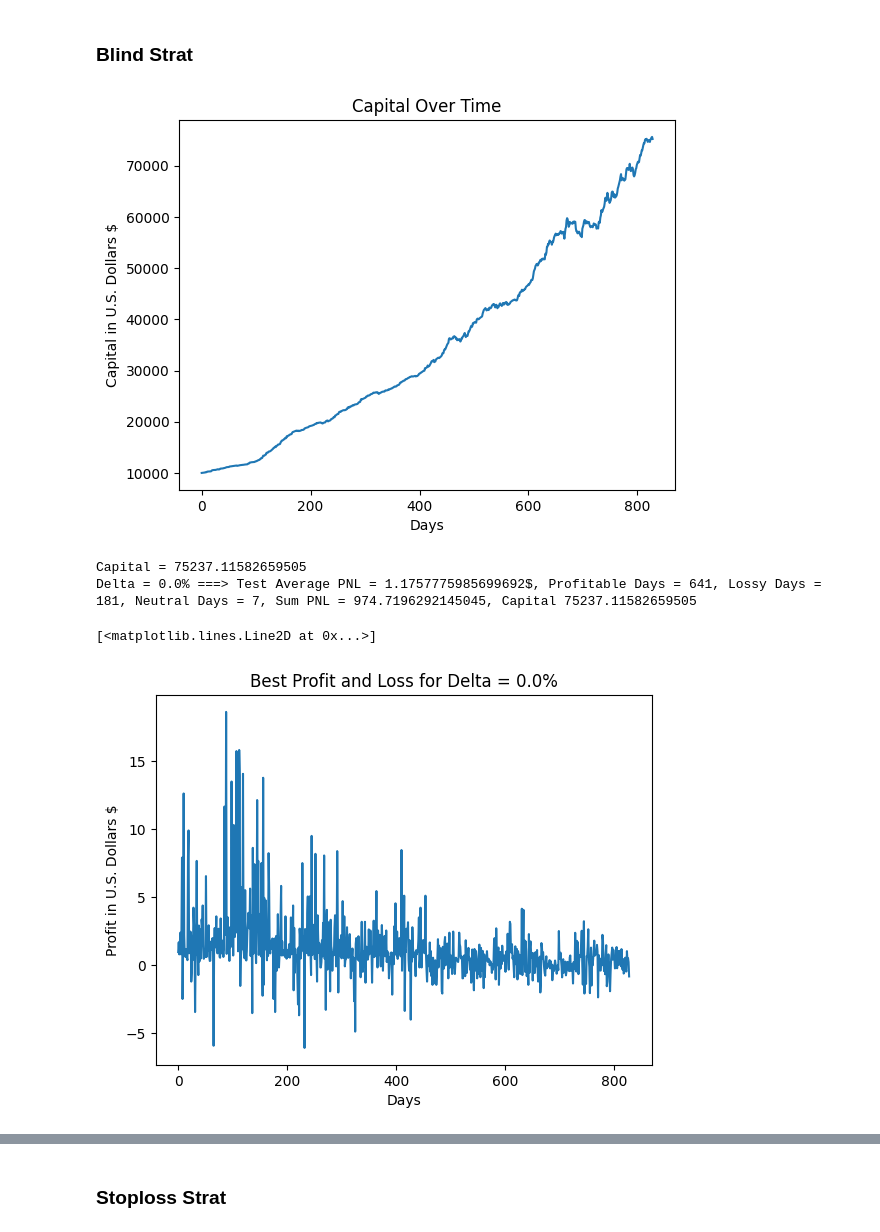
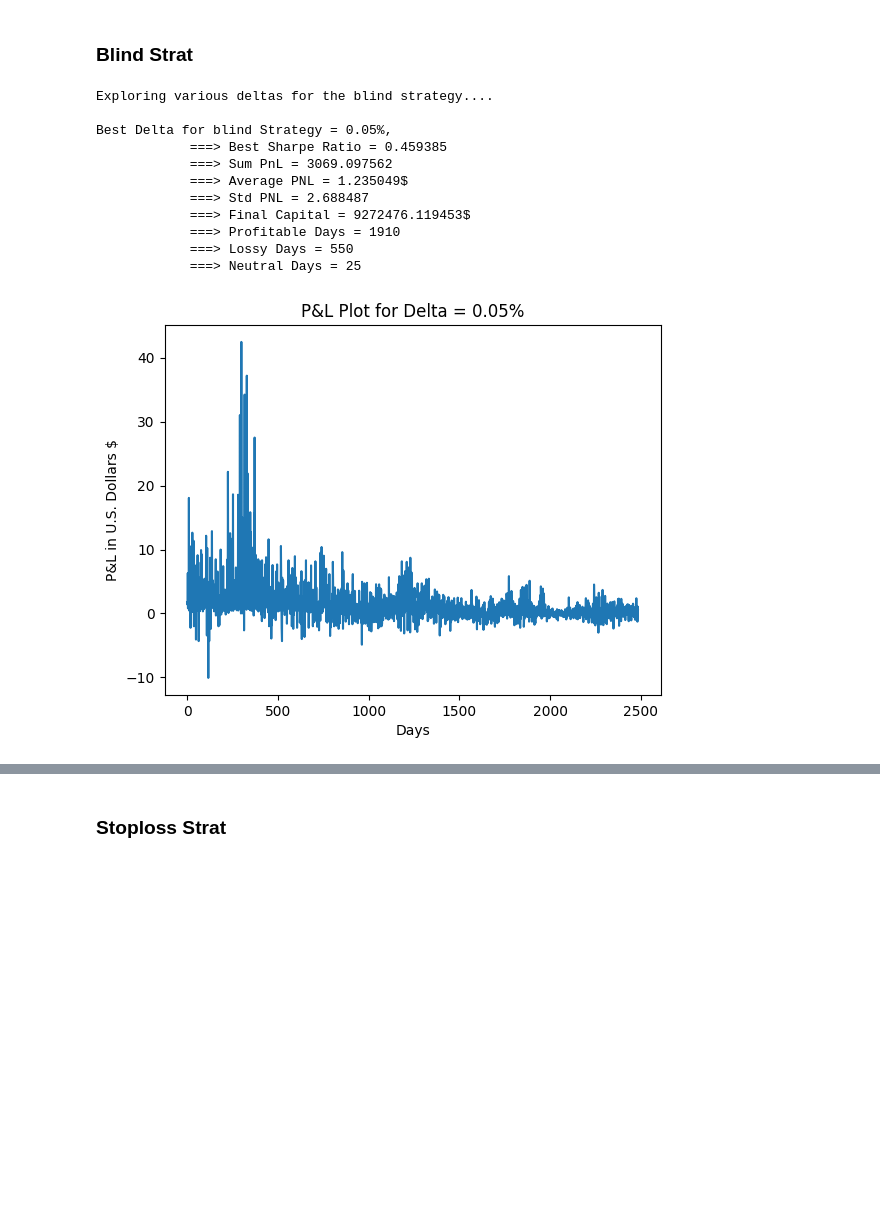
Before and after one commit to VibhuKrovvidi/USO_ETF_Day_Trading, a Jupyter notebook: notebooks/4_strategy.ipynb, the cells around one changed output, grey strips where cells are left out. Drawn from its saved outputs; the diff is of its cells as text; code cells hidden in the pictures; blank space fills up the shorter version.

Commit message:
Updated strategy to streamline and optimize for various objectives, including sharpe ratio

```diff
--- a/notebooks/4_strategy.ipynb
+++ b/notebooks/4_strategy.ipynb
@@ -152,18 +277,15 @@ plt.plot(best_pnl)
-# %%
-test_pnl, test_num_profit_days, test_num_loss_days, test_num_neutral_days, capital = blind_strat(data_val, delta_percent=best_delta_percent, cap_alloc_limit=0.5)
-
-test_avg_pnl = sum(test_pnl) / len(test_pnl)
-
-print(f'Delta = {best_delta_percent*100}% ===> Test Average PNL = {test_avg_pnl}$, Profitable Days = {test_num_profit_days}, Lossy Days = {test_num_loss_days}, Neutral Days = {test_num_neutral_days}, Sum PNL = {sum(test_pnl)}, Capital {capital}')
-
-
-plt.title(f'Best Profit and Loss for Delta = {best_delta_percent*100}%')
-plt.xlabel('Days')
-plt.ylabel('Profit in U.S. Dollars $')
-plt.plot(test_pnl)
-# %% [output]
-[figure, removed]
-Capital = 75237.11582659505
-Delta = 0.0% ===> Test Average PNL = 1.1757775985699692$, Profitable Days = 641, Lossy Days = 181, Neutral Days = 7, Sum PNL = 974.7196292145045, Capital 75237.11582659505
-[<matplotlib.lines.Line2D at 0x...>]
-[figure, removed]
+# %%
+data_train['blind_pnl'] = plot_best_delta_strategy(data=data_train)
+# %% [output]
+Exploring various deltas for the blind strategy....
+
+Best Delta for blind Strategy = 0.05%,
+            ===> Best Sharpe Ratio = 0.459385
+            ===> Sum PnL = 3069.097562
+            ===> Average PNL = 1.235049$
+            ===> Std PNL = 2.688487
+            ===> Final Capital = 9272476.119453$
+            ===> Profitable Days = 1910
+            ===> Lossy Days = 550
+            ===> Neutral Days = 25
+[figure, added]
```
Also changed, not shown: parts of 26 cells of this notebook, 3 other files.
